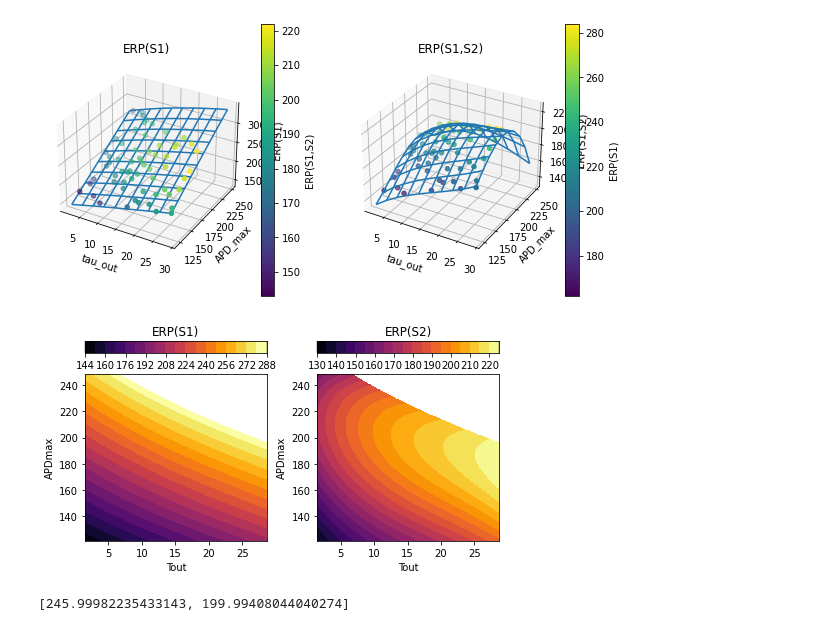
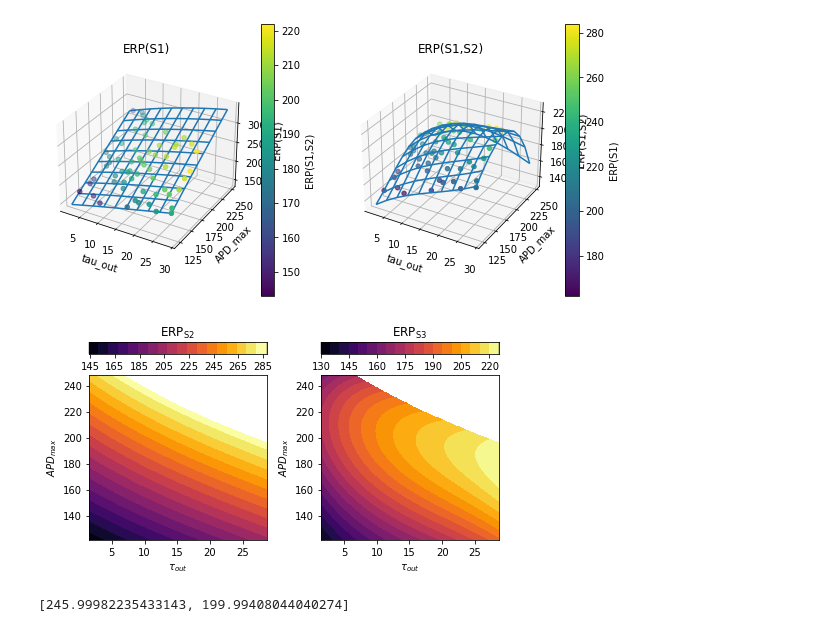
Before and after one commit to samcoveney/mmserp, a Jupyter notebook: scripts/ERP_surrogates.ipynb, the cells around one changed output. Saved outputs shown, nothing was run; the diff lists cells and outputs as text; code cells hidden in the pictures.

```diff
--- a/scripts/ERP_surrogates.ipynb
+++ b/scripts/ERP_surrogates.ipynb
@@ -485,39 +485,48 @@ for i in [0,1]:
     #p = ax.scatter(features[:,2], features[:,4], Y, c = C)
 
     if i == 0: vmin, vmax = None, 285
     if i == 1: vmin, vmax = None, None
     surf = ax.contourf(X1, X2, Z, levels = 20, vmin = vmin, vmax = vmax, cmap = "inferno")
-    title = "ERP(S1)" if i == 0 else "ERP(S2)"
+    title = "$\mathregular{ERP_{S2}}$" if i == 0 else "$\mathregular{ERP_{S3}}$"
 
 
-    ax.set_xlabel('Tout')
-    ax.set_ylabel('APDmax')
+    ax.set_xlabel(r'$\tau_{out}$')
+    ax.set_ylabel(r'$APD_{max}$')
 
     # Label levels with specially formatted floats
     if plt.rcParams["text.usetex"]:
         fmt = r'%r'
     else:
         fmt = '%r'
 
     ax_divider = make_axes_locatable(ax)
     cbax = ax_divider.append_axes("top", size="7%", pad="12.5%")
 
-    cb = colorbar(surf, orientation="horizontal", cax = cbax)
+    if i == 0:
+        ticks = np.arange(145, 285 + 1, 20).tolist()
+    if i == 1:
+        ticks = np.arange(130, 225 + 1, 15).tolist()
+
+    cb = colorbar(surf, orientation="horizontal", cax=cbax, ticks=ticks)
+    cb.ax.set_xticklabels([str(t) for t in ticks])
+
     #cbax.xaxis.set_ticks_position("top")
-    cb_title = "ERP(S2)" if i == 1 else "ERP(S1)"
+    cb_title = "$\mathregular{ERP_{S3}}$" if i == 1 else "$\mathregular{ERP_{S2}}$"
     #cb.set_label_text(cb_title, pad = "20%")
+
+    ax.set_xticks(np.arange(5,30,5))
 
     #ax.set_aspect()
 
     fig.subplots_adjust(wspace=0.125, hspace=0)
 
     plt.title(title)
 
 plt.tight_layout()
 plt.savefig(FIGDIR + "contours.pdf", bbox_inches = 'tight', pad_inches = 0.05)
 plt.show()
 # %% [output]
-[figure, old version]
+[figure, new version]
 # %%
 # define a single surrogate model
 # -------------------------------
```
Also changed, not shown: parts of 2 cells of this notebook, 7 other files.
